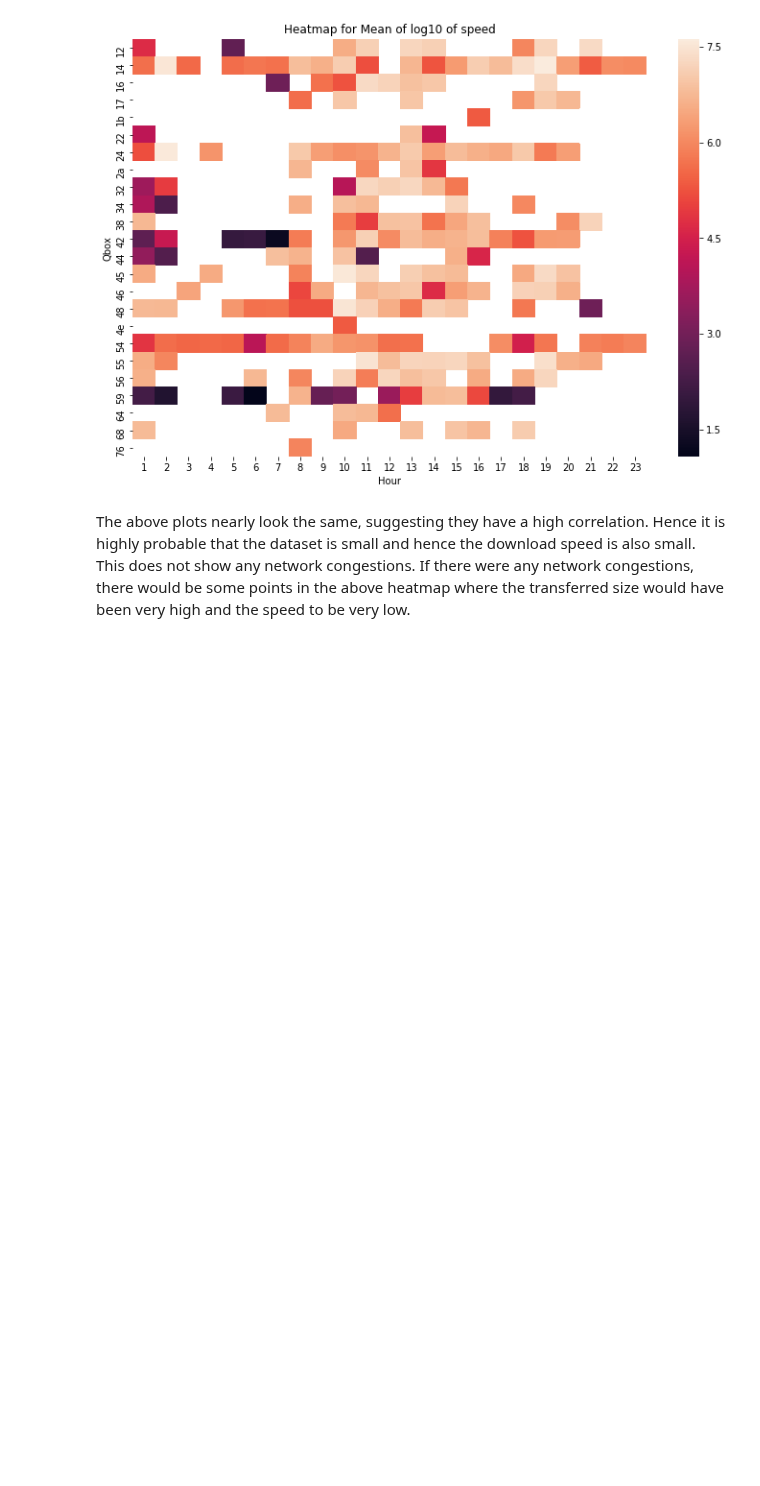
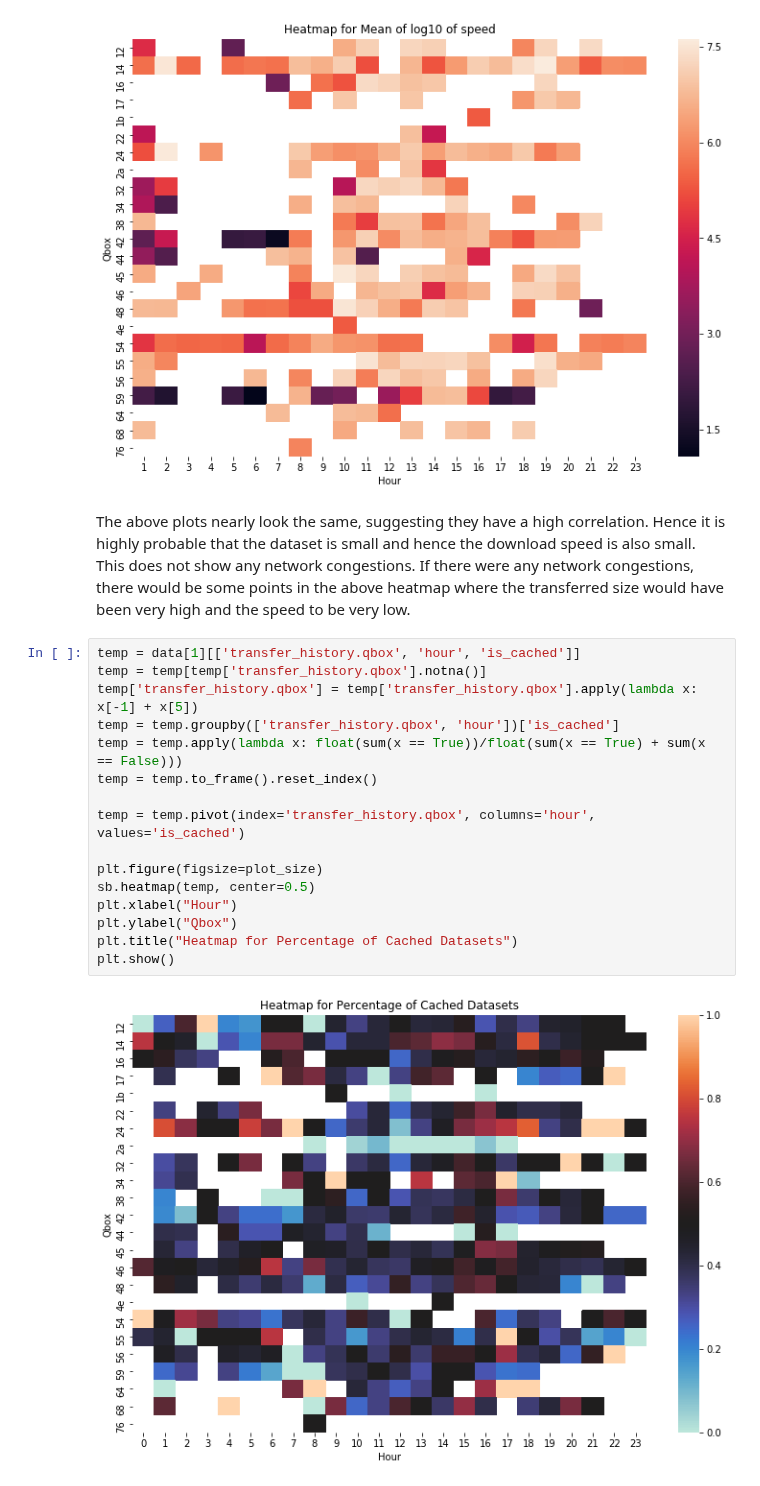
Before and after one commit to AdwaitB/greco-notes, a Jupyter notebook: infra/Analysis_full.ipynb, the cells around one changed output. Cells and saved outputs as stored; diff of their text form; blank space fills up the shorter version.

Commit message:
Fixed cache analysis values

```diff
--- a/infra/Analysis_full.ipynb
+++ b/infra/Analysis_full.ipynb
@@ -581,3 +583,21 @@ plt.show()
 [figure]
 # %% [markdown]
 The above plots nearly look the same, suggesting they have a high correlation. Hence it is highly probable that the dataset is small and hence the download speed is also small. This does not show any network congestions. If there were any network congestions, there would be some points in the above heatmap where the transferred size would have been very high and the speed to be very low.
+# %%
+temp = data[1][['transfer_history.qbox', 'hour', 'is_cached']]
+temp = temp[temp['transfer_history.qbox'].notna()]
+temp['transfer_history.qbox'] = temp['transfer_history.qbox'].apply(lambda x: x[-1] + x[5])
+temp = temp.groupby(['transfer_history.qbox', 'hour'])['is_cached']
+temp = temp.apply(lambda x: float(sum(x == True))/float(sum(x == True) + sum(x == False)))
+temp = temp.to_frame().reset_index()
+
+temp = temp.pivot(index='transfer_history.qbox', columns='hour', values='is_cached')
+
+plt.figure(figsize=plot_size)
+sb.heatmap(temp, center=0.5)
+plt.xlabel("Hour")
+plt.ylabel("Qbox")
+plt.title("Heatmap for Percentage of Cached Datasets")
+plt.show()
+# %% [output]
+[figure, added]
```
Also changed, not shown: parts of 5 cells of this notebook, 1 other file.
